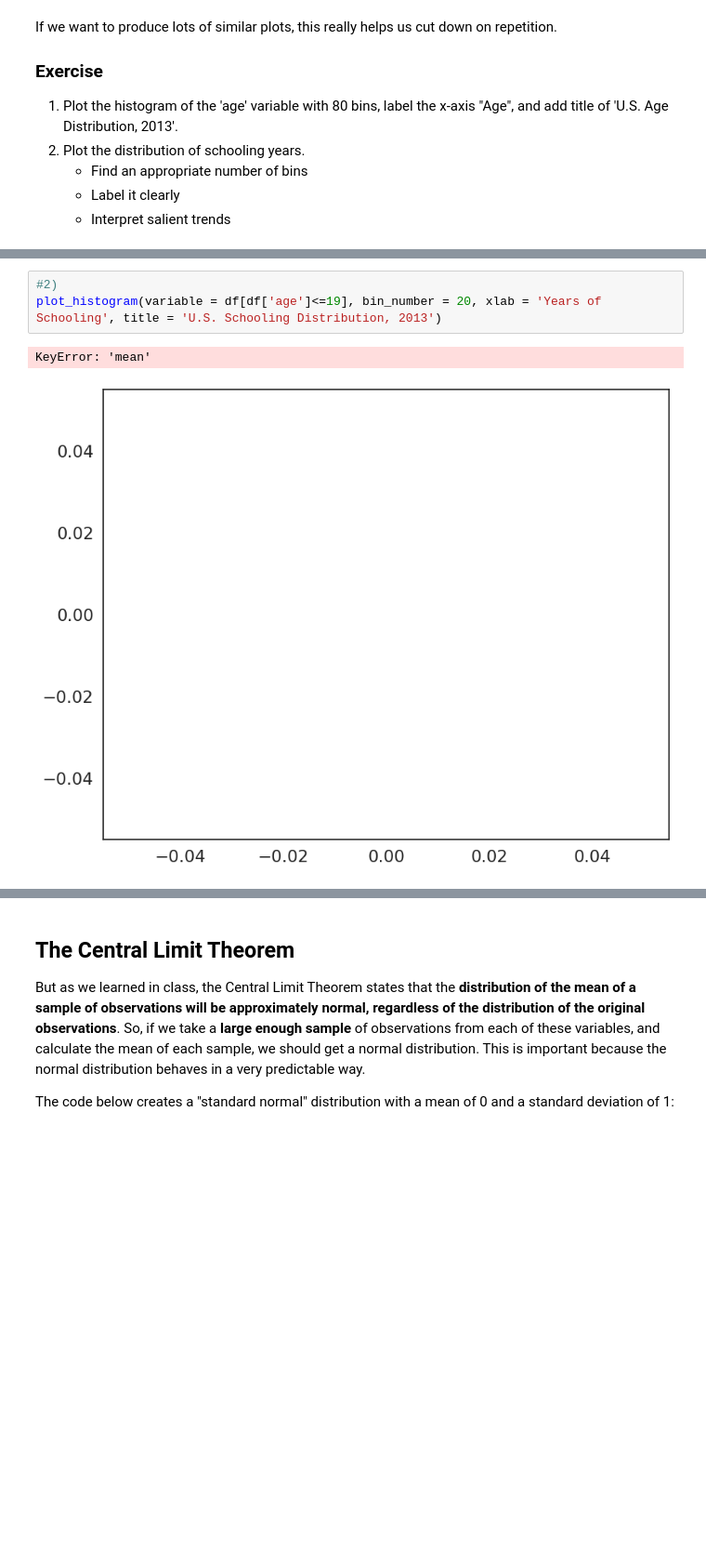
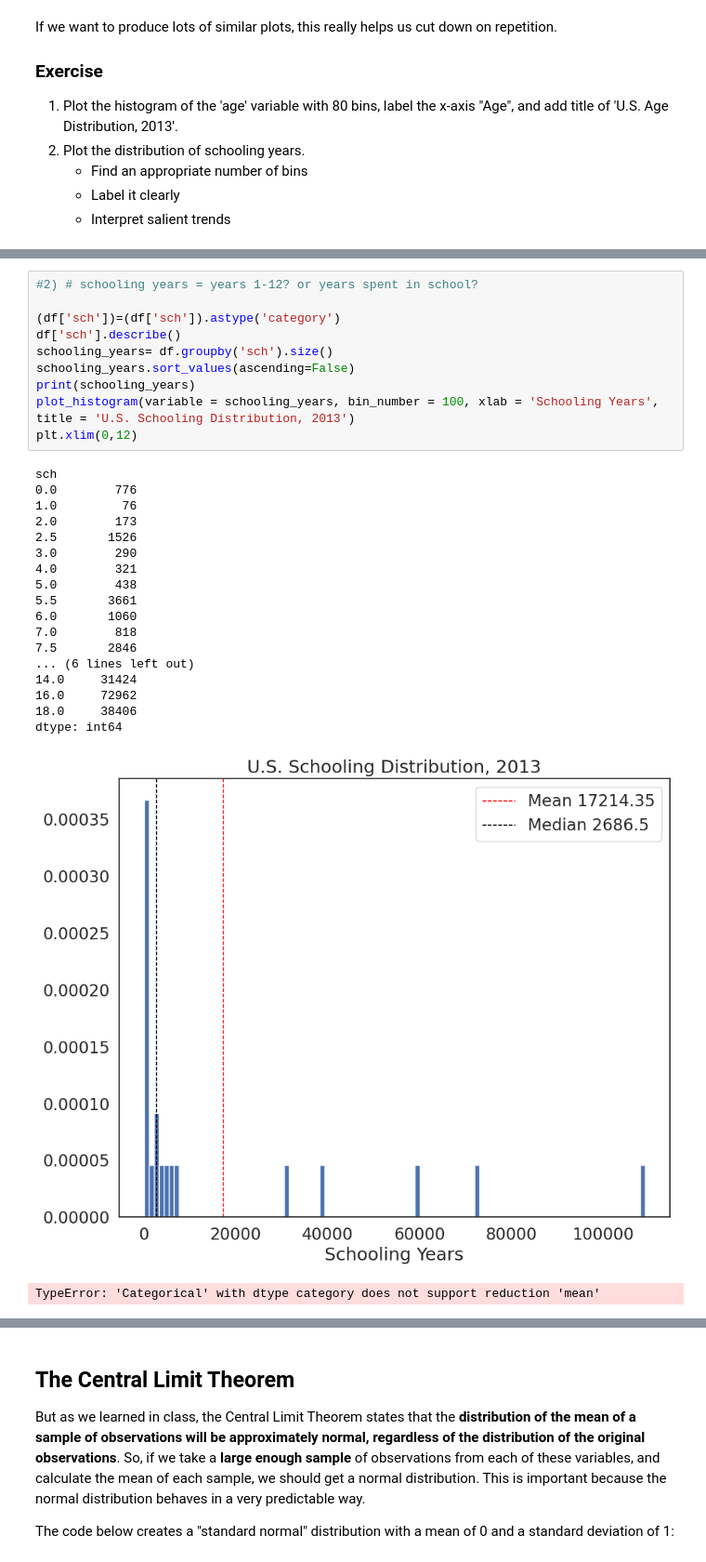
Before and after one commit to yizhenhanucl/QM2, a Jupyter notebook: notebooks/W05. Distributions and Basic Statistics.ipynb, the cells around one changed output, grey strips where cells are left out. Shown: that part at 93% size. Saved outputs shown, nothing was run; the diff lists cells and outputs as text; blank space fills up the shorter version.

```diff
--- a/notebooks/W05. Distributions and Basic Statistics.ipynb
+++ b/notebooks/W05. Distributions and Basic Statistics.ipynb
@@ -376,6 +376,30 @@ plot_histogram(variable = df['age'], bin_number = 80, xlab = 'Age', title = 'U.S
-# %%
-#2)
-plot_histogram(variable = df[df['age']<=19], bin_number = 20, xlab = 'Years of Schooling', title = 'U.S. Schooling Distribution, 2013')
-# %% [output]
-KeyError: 'mean'
-[figure, removed]
+# %%
+#2) # schooling years = years 1-12? or years spent in school?
+
+(df['sch'])=(df['sch']).astype('category')
+df['sch'].describe()
+schooling_years= df.groupby('sch').size()
+schooling_years.sort_values(ascending=False)
+print(schooling_years)
+plot_histogram(variable = schooling_years, bin_number = 100, xlab = 'Schooling Years', title = 'U.S. Schooling Distribution, 2013')
+plt.xlim(0,12)
+# %% [output]
+sch
+0.0        776
+1.0         76
+2.0        173
+2.5       1526
+3.0        290
+4.0        321
+5.0        438
+5.5       3661
+6.0       1060
+7.0        818
+7.5       2846
+... (6 lines left out)
+14.0     31424
+16.0     72962
+18.0     38406
+dtype: int64
+[figure, added]
+TypeError: 'Categorical' with dtype category does not support reduction 'mean'
```
Also changed, not shown: parts of 14 cells of this notebook.
